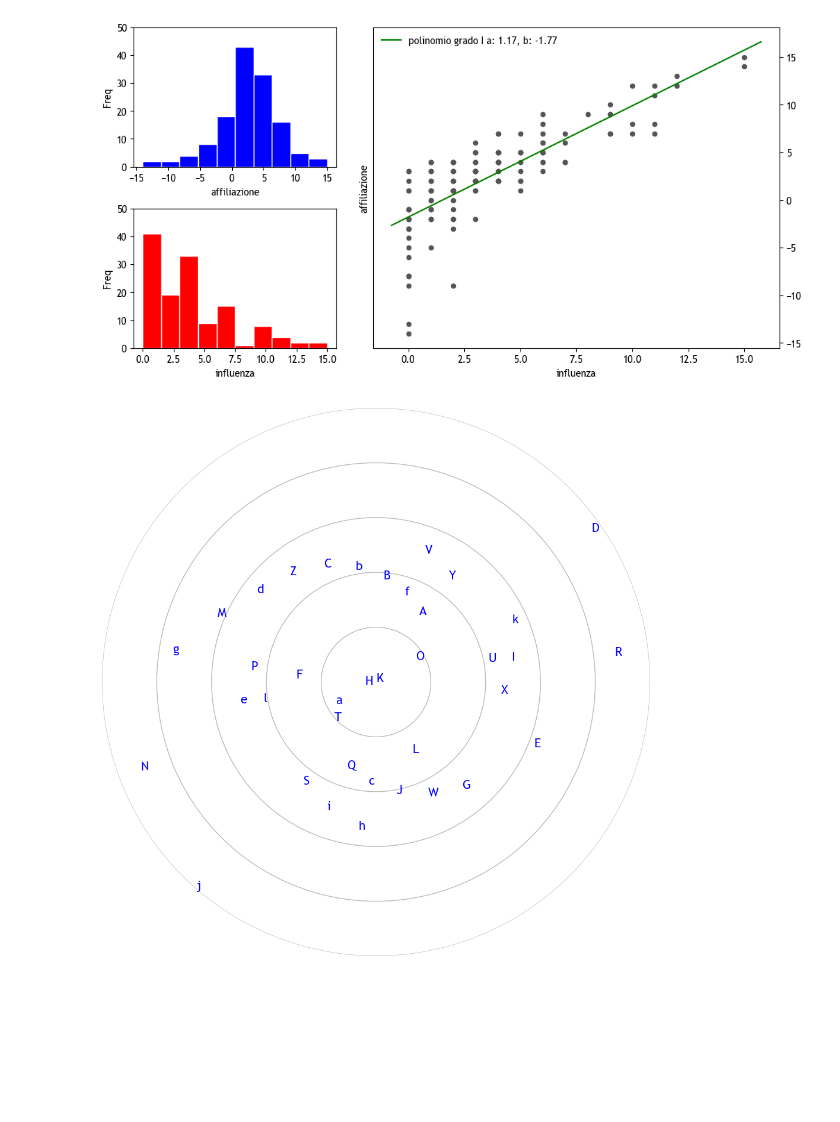
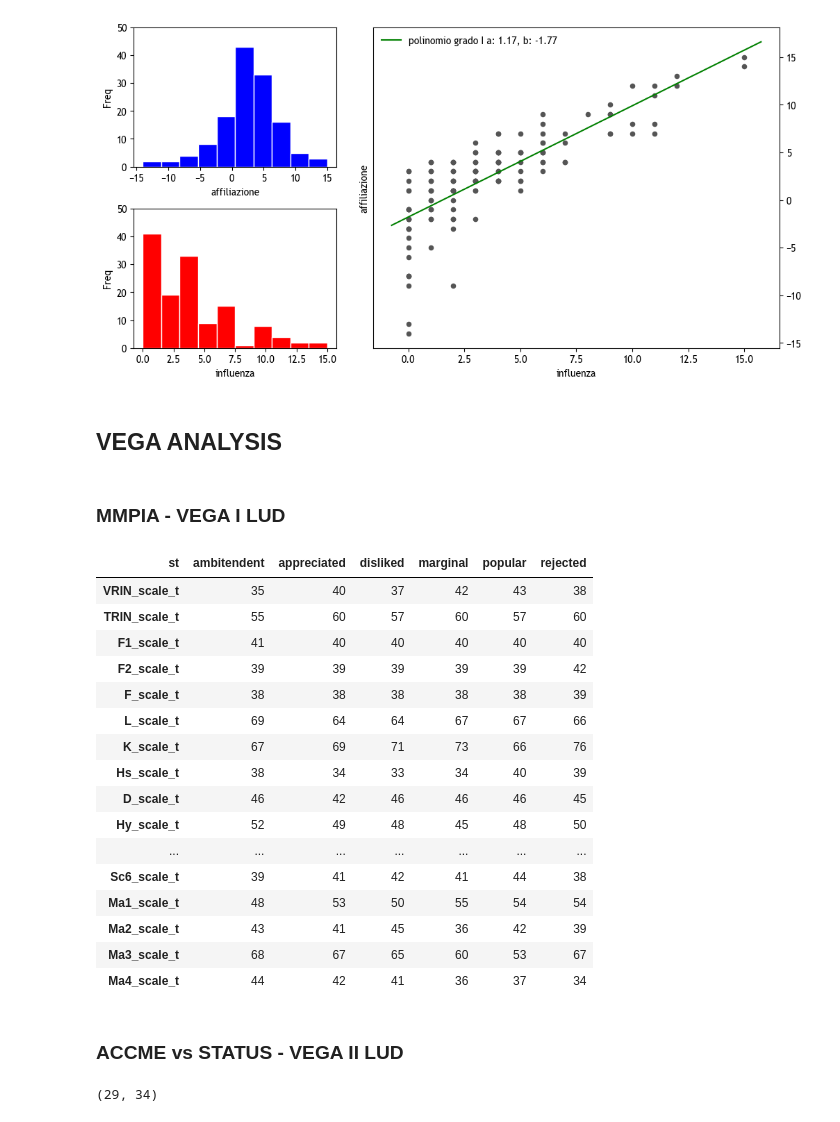
Before and after one commit to alkaest2002/abgrid, a Jupyter notebook: ipython/eda.ipynb, the cells around one changed output. Drawn from its saved outputs; the diff is of its cells as text; code cells hidden in the pictures; blank space fills up the shorter version.

```diff
--- a/ipython/eda.ipynb
+++ b/ipython/eda.ipynb
@@ -72,33 +63,45 @@ abgrid_wide_i = abgrid_wide.set_index("id")
-# %%
-# Compute areas and colors
-
-data = abgrid_wide_i.loc[:, ["lettera_stu_i", "ac_raw_stu_i"]]
-
-data["ac_raw_stu_i"] = (
-    data["ac_raw_stu_i"]
-        .sub(data["ac_raw_stu_i"].min())
-        .div(data["ac_raw_stu_i"].max() - data["ac_raw_stu_i"].min())
-)
-
-fig, ax = plt.subplots(figsize=(12,12), subplot_kw={'projection': 'polar'})
-
-ax.set_xticklabels([]);
-ax.set_yticklabels([]);
-ax.get_xaxis().set_visible(False)
-ax.grid(color= '#bbb', linestyle = '-', linewidth =1)
-ax.set_ylim(0, data["ac_raw_stu_i"].max())
-ax.spines['polar']. set_visible(False)
-for idx, (label, group_data) in enumerate(data.groupby(by="ac_raw_stu_i")):
-    offset = idx % 2 * -np.pi + idx * .25
-    group_data = group_data.reset_index(drop=True)
-    nodes = group_data["lettera_stu_i"].values
-    r = group_data["ac_raw_stu_i"]
-    slice = (2 * np.pi) / group_data["ac_raw_stu_i"].shape[0]
-    theta = pd.Series(group_data["ac_raw_stu_i"].index.values).mul(slice).add(offset)
-    ax.scatter(theta, r, alpha=0, s=2, color="#aaa")
-    for i, txt in enumerate(nodes):
-        ax.annotate(txt, (theta[i], r[i]), fontsize=15, color="blue")
-
-    fig.savefig("./analysis/polar.svg", bbox_inches='tight')
-# %% [output]
-[figure, removed]
+# %% [markdown]
+## VEGA ANALYSIS
+# %%
+c1 = abgrid_long["anno"] == "i"
+c2 = abgrid_long["anno"] == "ii"
+c3 = abgrid_long["contesto"] == "lud"
+c4 = abgrid_long["contesto"] == "stu"
+
+vega_i_lud = abgrid_long.loc[c1 & c3, :]
+vega_i_stu = abgrid_long.loc[c1 & c4, :]
+vega_ii_lud = abgrid_long.loc[c2 & c3, :]
+vega_ii_stu = abgrid_long.loc[c2 & c4, :]
+# %% [markdown]
+### MMPIA - VEGA I LUD
+# %%
+columns = ["st"] + mmpia.filter(regex=r".*_scale_t").columns.to_list()
+# %%
+vega_i_lud_mmpia = vega_i_lud.merge(mmpia, left_index=True, right_index=True)
+vega_i_lud_mmpia = vega_i_lud_mmpia.loc[:, columns]
+vega_i_lud_mmpia.groupby("st").mean().T.style.format(precision=0)
+# %% [output]
+| st | ambitendent | appreciated | disliked | marginal | popular | rejected |
+| VRIN_scale_t | 35 | 40 | 37 | 42 | 43 | 38 |
+| TRIN_scale_t | 55 | 60 | 57 | 60 | 57 | 60 |
+| F1_scale_t | 41 | 40 | 40 | 40 | 40 | 40 |
+| F2_scale_t | 39 | 39 | 39 | 39 | 39 | 42 |
+| F_scale_t | 38 | 38 | 38 | 38 | 38 | 39 |
+| L_scale_t | 69 | 64 | 64 | 67 | 67 | 66 |
+| K_scale_t | 67 | 69 | 71 | 73 | 66 | 76 |
+| Hs_scale_t | 38 | 34 | 33 | 34 | 40 | 39 |
+| D_scale_t | 46 | 42 | 46 | 46 | 46 | 45 |
+| Hy_scale_t | 52 | 49 | 48 | 45 | 48 | 50 |
+| ... | ... | ... | ... | ... | ... | ... |
+| Sc6_scale_t | 39 | 41 | 42 | 41 | 44 | 38 |
+| Ma1_scale_t | 48 | 53 | 50 | 55 | 54 | 54 |
+| Ma2_scale_t | 43 | 41 | 45 | 36 | 42 | 39 |
+| Ma3_scale_t | 68 | 67 | 65 | 60 | 53 | 67 |
+| Ma4_scale_t | 44 | 42 | 41 | 36 | 37 | 34 |
+# %% [markdown]
+### ACCME vs STATUS - VEGA II LUD
+# %%
+df = vega_ii_lud.merge(accme, left_index=True, right_index=True)
+df.shape
+# %% [output]
+(29, 34)
```
Also changed, not shown: parts of 13 cells of this notebook, 3 other files.
